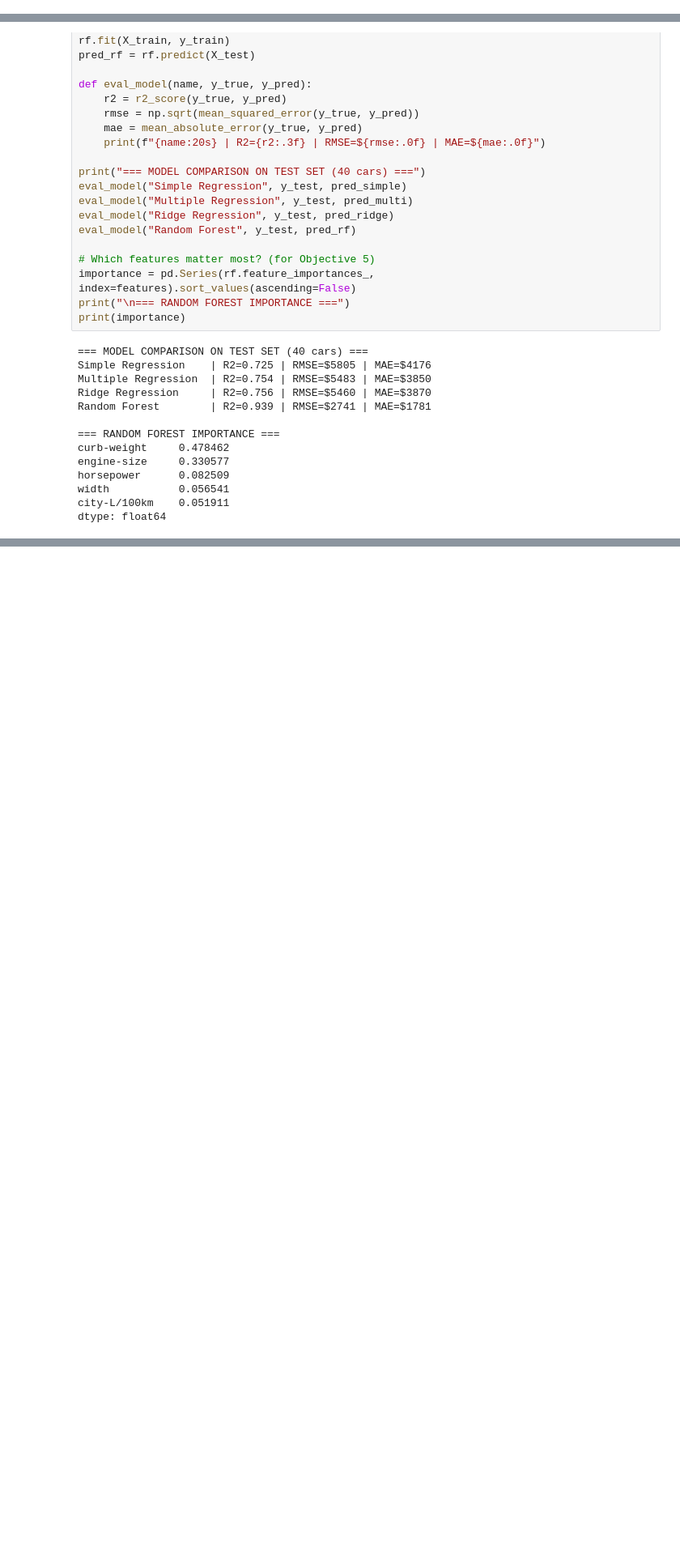
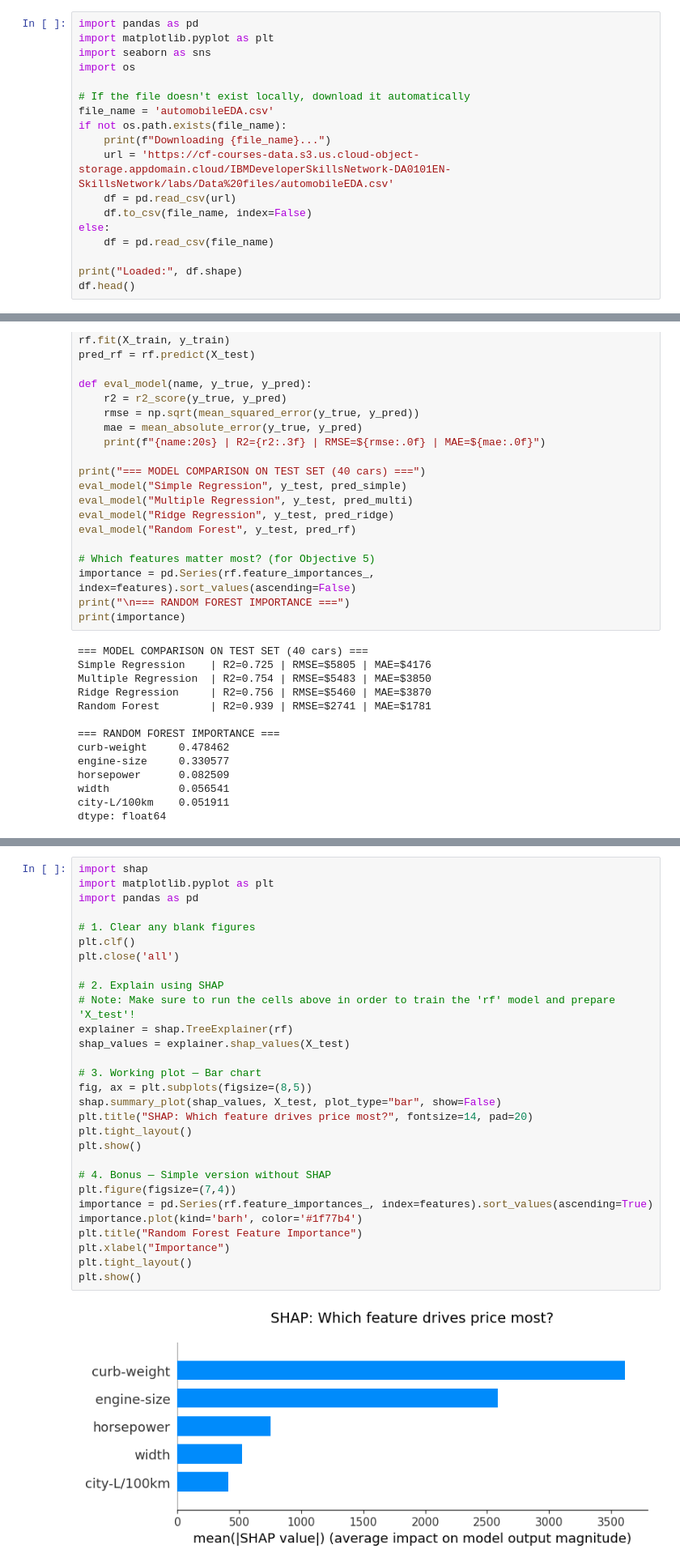
Before and after one commit to ks148678-beep/Data-Warehousing-and-Data-Mining, a Jupyter notebook: correlation_and_regression.ipynb, the cells around one changed output, grey strips where cells are left out. Shown at 81% size. Cells and saved outputs as stored; diff of their text form; blank space fills up the shorter version.

```diff
--- a/correlation_and_regression.ipynb
+++ b/correlation_and_regression.ipynb
@@ -19,0 +3,18 @@ Loaded: (201, 29)
+# %%
+import pandas as pd
+import matplotlib.pyplot as plt
+import seaborn as sns
+import os
+
+# If the file doesn't exist locally, download it automatically
+file_name = 'automobileEDA.csv'
+if not os.path.exists(file_name):
+    print(f"Downloading {file_name}...")
+    url = 'https://cf-courses-data.s3.us.cloud-object-storage.appdomain.cloud/IBMDeveloperSkillsNetwork-DA0101EN-SkillsNetwork/labs/Data%20files/automobileEDA.csv'
+    df = pd.read_csv(url)
+    df.to_csv(file_name, index=False)
+else:
+    df = pd.read_csv(file_name)
+
+print("Loaded:", df.shape)
+df.head()
@@ -139,0 +141,31 @@ plt.show()
+# %%
+import shap
+import matplotlib.pyplot as plt
+import pandas as pd
+
+# 1. Clear any blank figures
+plt.clf()
+plt.close('all')
+
+# 2. Explain using SHAP
+# Note: Make sure to run the cells above in order to train the 'rf' model and prepare 'X_test'!
+explainer = shap.TreeExplainer(rf)
+shap_values = explainer.shap_values(X_test)
+
+# 3. Working plot — Bar chart
+fig, ax = plt.subplots(figsize=(8,5))
+shap.summary_plot(shap_values, X_test, plot_type="bar", show=False)
+plt.title("SHAP: Which feature drives price most?", fontsize=14, pad=20)
+plt.tight_layout()
+plt.show()
+
+# 4. Bonus — Simple version without SHAP
+plt.figure(figsize=(7,4))
+importance = pd.Series(rf.feature_importances_, index=features).sort_values(ascending=True)
+importance.plot(kind='barh', color='#1f77b4')
+plt.title("Random Forest Feature Importance")
+plt.xlabel("Importance")
+plt.tight_layout()
+plt.show()
+# %% [output]
+[figure, added]
```
Also changed, not shown: parts of 5 cells of this notebook.
